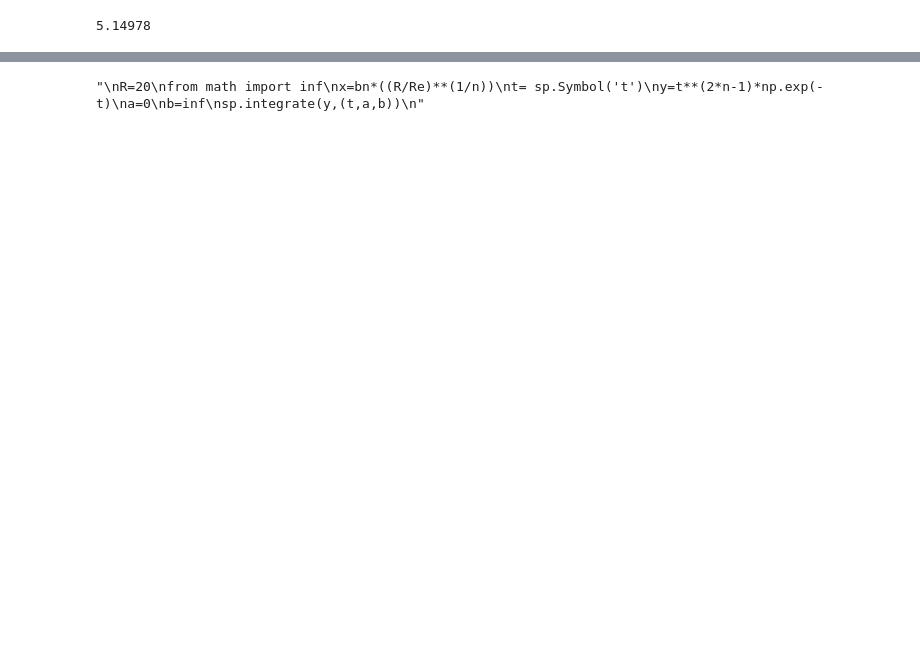
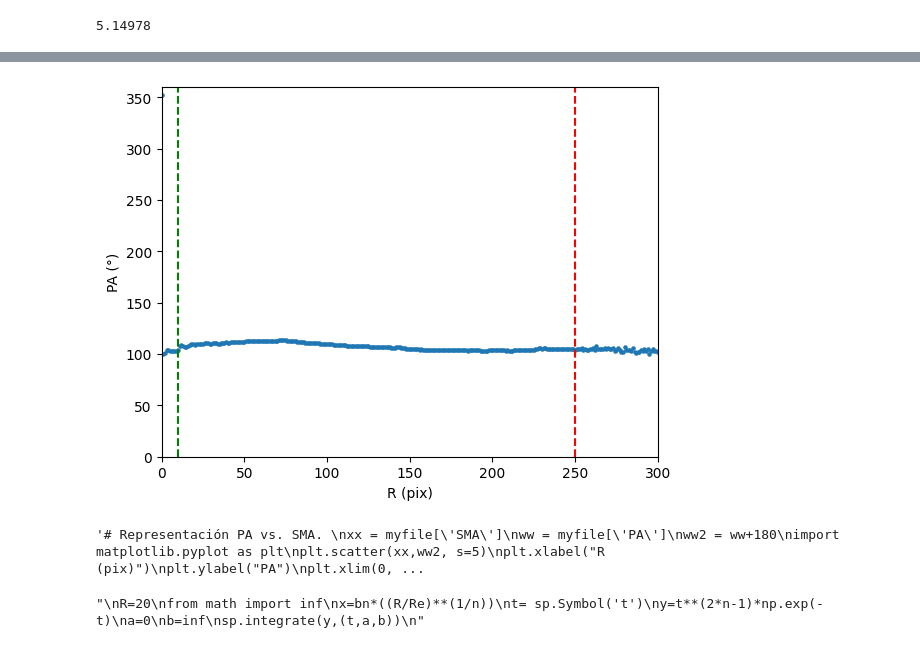
Before and after one commit to gonzalo-marrero/NGC5443-Photometric-Decomposition, a Jupyter notebook: P1_extrag.ipynb, the cells around one changed output, grey strips where cells are left out. Drawn from its saved outputs; the diff is of its cells as text; code cells hidden in the pictures; blank space fills up the shorter version.

```diff
--- a/P1_extrag.ipynb
+++ b/P1_extrag.ipynb
@@ -136,5 +138,22 @@ r_e_kpc
+# %%
+import matplotlib.pyplot as plt
+
+xx = myfile['SMA']
+ww = myfile['PA']
+ww_mod = (ww + 180) % 360  # ajusta al rango 0-360°
+
+plt.scatter(xx, ww_mod, s=5)
+plt.xlabel("R (pix)")
+plt.ylabel("PA (°)")
+plt.xlim(0, 300)
+plt.ylim(0, 360)           # opcional, para ver toda la rotación
+plt.axvline(250, color="r", linestyle="--")
+plt.axvline(10, color="g", linestyle="--")
+plt.show()
+# %% [output]
+[figure, added]
 # %%
-# Representación PA vs. SMA.
+"""# Representación PA vs. SMA.
 xx = myfile['SMA']
 ww = myfile['PA']
 ww2 = ww+180
@@ -146,7 +165,9 @@ plt.xlim(0,300)
 #plt.ylim(0,5)
 plt.axvline(250, color ="r", linestyle = "--")
 plt.axvline(10, color ="g", linestyle = "--")
-plt.show()
+plt.show()"""
+# %% [output]
+'# Representación PA vs. SMA. \nxx = myfile[\'SMA\']\nww = myfile[\'PA\']\nww2 = ww+180\nimport matplotlib.pyplot as plt\nplt.scatter(xx,ww2, s=5)\nplt.xlabel("R (pix)")\nplt.ylabel("PA")\nplt.xlim(0, ...
 # %%
 #Sersic
 Ie = 369.942
```
Also changed, not shown: parts of 6 cells of this notebook.
